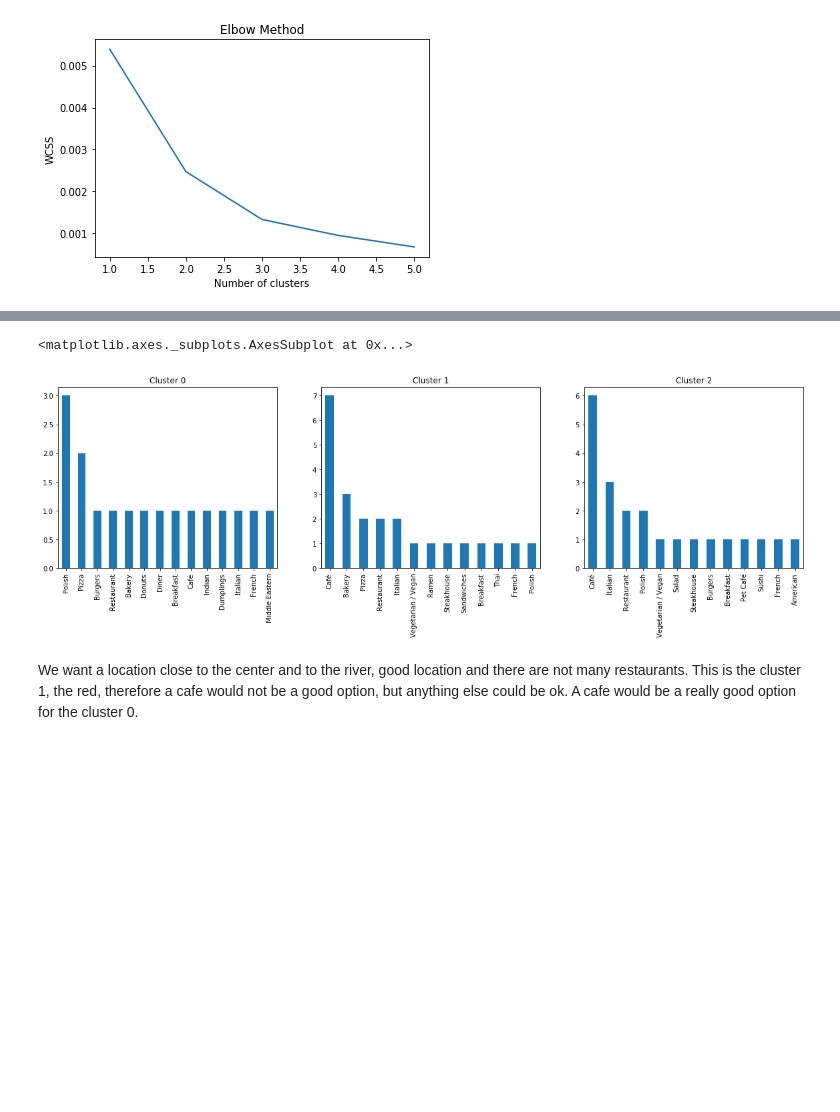
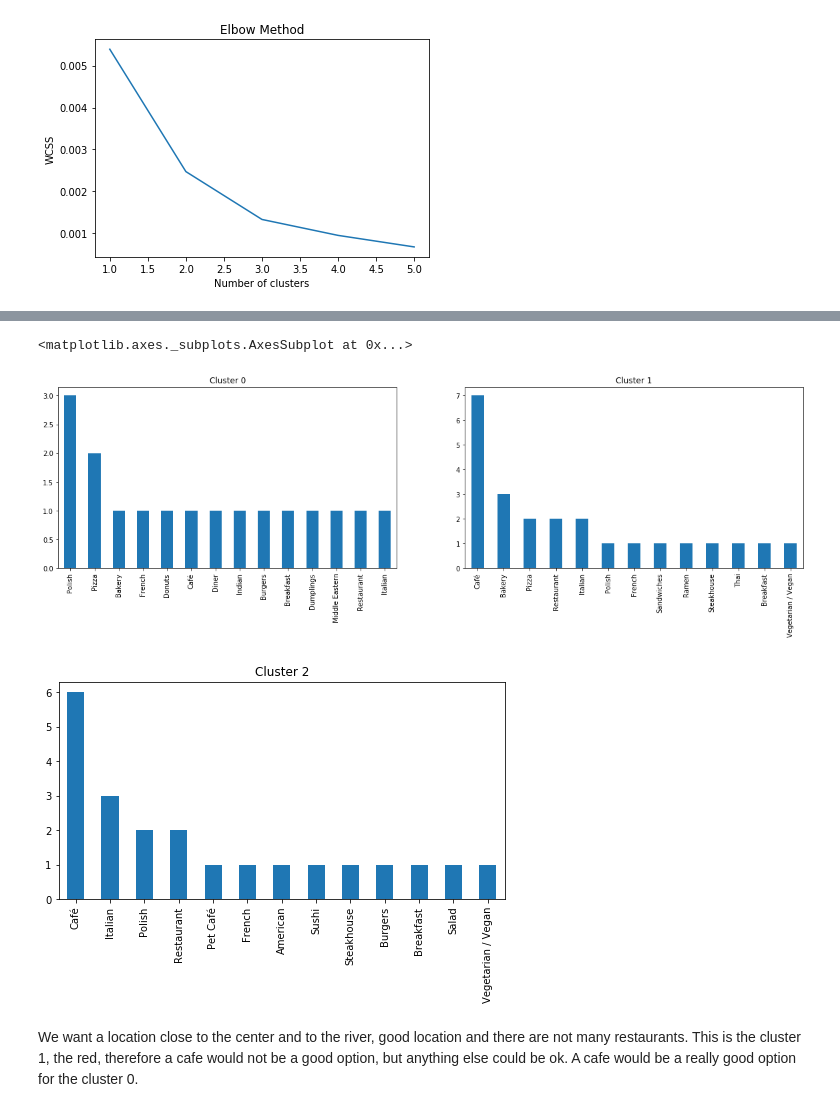
Before and after one commit to Miguel2816/Coursera, a Jupyter notebook: Battle-Neighborhoods-Part2/Capstone Project - Restaurants in Kraków.ipynb, the cells around one changed output, grey strips where cells are left out. Drawn from its saved outputs; the diff is of its cells as text; code cells hidden in the pictures; blank space fills up the shorter version.

```diff
--- a/Battle-Neighborhoods-Part2/Capstone Project - Restaurants in Kraków.ipynb
+++ b/Battle-Neighborhoods-Part2/Capstone Project - Restaurants in Kraków.ipynb
@@ -229,16 +229,19 @@ TypeError: __init__() got an unexpected keyword argument 'legend'
 # %%
-fig, axs = plt.subplots(1,3)
+fig1, (ax1, ax2) = plt.subplots(1,2)
+fig2, ax3 = plt.subplots(1,1)
+
 
 df_0 = df[df['cluster']==0]
 df_1 = df[df['cluster']==1]
 df_2 = df[df['cluster']==2]
 
-df_0['food'].value_counts().plot(kind='bar', figsize=(20,5), title='Cluster 0', ax = axs[0])
-df_1['food'].value_counts().plot(kind='bar', figsize=(20,5), title='Cluster 1', ax = axs[1])
-df_2['food'].value_counts().plot(kind='bar', figsize=(20,5), title='Cluster 2', ax = axs[2])
+df_0['food'].value_counts().plot(kind='bar', figsize=(20,5), title='Cluster 0', ax = ax1)
+df_1['food'].value_counts().plot(kind='bar', figsize=(20,5), title='Cluster 1', ax = ax2)
+df_2['food'].value_counts().plot(kind='bar', figsize=(8,4), title='Cluster 2', ax = ax3)
 # %% [output]
 <matplotlib.axes._subplots.AxesSubplot at 0x...>
-[figure, old version]
+[figure, new version]
+[figure, added]
 # %% [markdown]
 We want a location close to the center and to the river, good location and there are not many restaurants. This is the cluster 1, the red, therefore a cafe would not be a good option, but anything else could be ok. A cafe would be a really good option for the cluster 0.
 # %%
```
Also changed, not shown: parts of 2 cells of this notebook, 6 other files.
